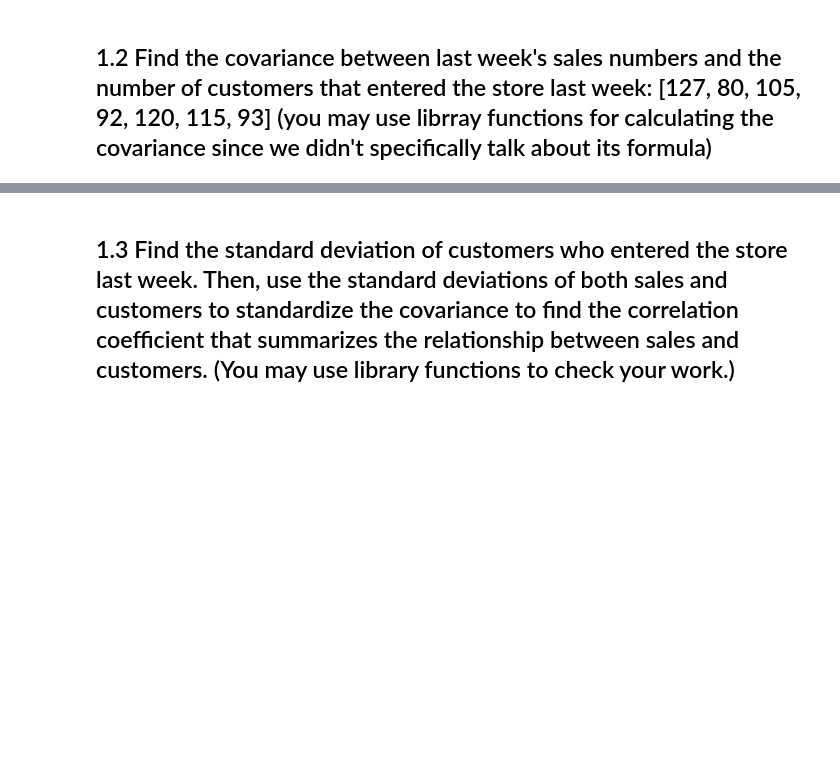
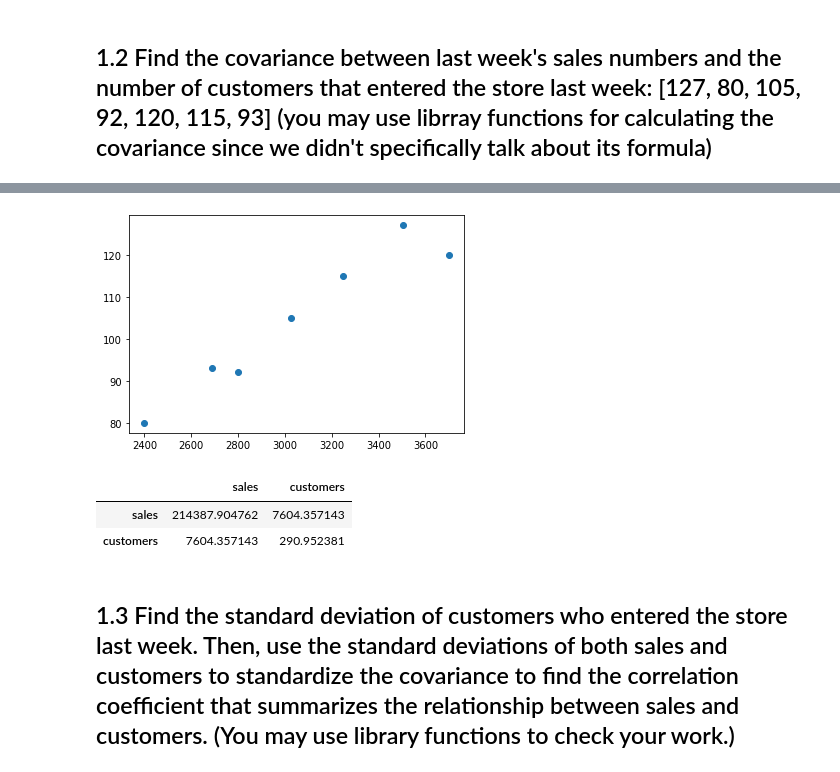
Before and after one commit to lmstephens/DS-Unit-1-Sprint-3-Linear-Algebra, a Jupyter notebook: module2-intermediate-linear-algebra/LS_DS_132_Intermediate_Linear_Algebra_Assignment.ipynb, the cells around one changed output, grey strips where cells are left out. Cells and saved outputs as stored; diff of their text form; code cells hidden in the pictures; blank space fills up the shorter version.

```diff
--- a/module2-intermediate-linear-algebra/LS_DS_132_Intermediate_Linear_Algebra_Assignment.ipynb
+++ b/module2-intermediate-linear-algebra/LS_DS_132_Intermediate_Linear_Algebra_Assignment.ipynb
@@ -65,3 +69,11 @@ print(variance_df.v1.var(ddof=0))
 ## 1.2 Find the covariance between last week's sales numbers and the number of customers that entered the store last week: [127, 80, 105, 92, 120, 115, 93] (you may use librray functions for calculating the covariance since we didn't specifically talk about its formula)
 # %%
 #pandas caculates sample statistics and numpy calcualtes population statistics see ddof peramiter
+lw_sales = [3505, 2400, 3027, 2798, 3700, 3250, 2689]
+lw_customers = [127, 80, 105, 92, 120, 115, 93]
+
+Last_Week = {"sales":lw_sales, "customers":lw_customers}
+
+df = pd.DataFrame(Last_Week)
+
+df.head()
@@ -68,3 +87,14 @@ print(variance_df.v1.var(ddof=0))
+# %%
+plt.scatter(df.sales, df.customers)
+plt.show()
+# %% [output]
+[figure, added]
+# %%
+df.cov()
+# %% [output]
+|  | sales | customers |
+| sales | 214387.904762 | 7604.357143 |
+| customers | 7604.357143 | 290.952381 |
 # %% [markdown]
 ## 1.3 Find the standard deviation of customers who entered the store last week. Then, use the standard deviations of both sales and customers to standardize the covariance to find the correlation coefficient that summarizes the relationship between sales and customers. (You may use library functions to check your work.)
 # %%
```
Also changed, not shown: parts of 2 cells of this notebook.
